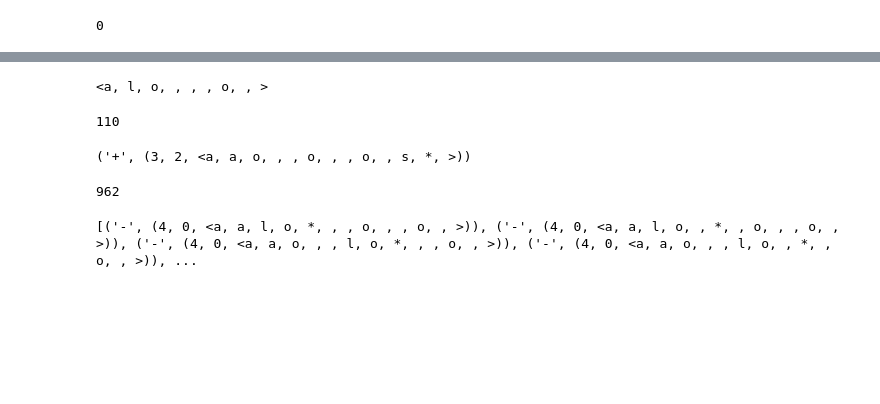
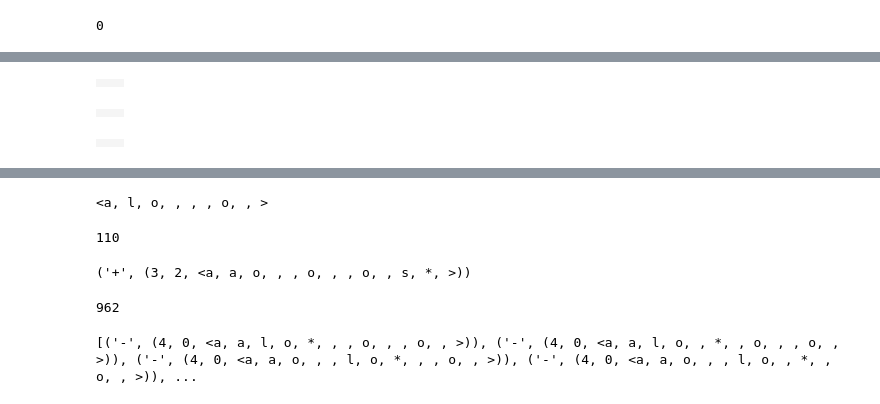
Before and after one commit to Larhard/transformator, a Jupyter notebook: transformator/main.ipynb, the cells around one changed output, grey strips where cells are left out. Saved outputs shown, nothing was run; the diff lists cells and outputs as text; code cells hidden in the pictures; blank space fills up the shorter version.

```diff
--- a/transformator/main.ipynb
+++ b/transformator/main.ipynb
@@ -474,3 +651,9 @@ for i in r_classes[3][3][1]:
+# %%
+display_diff_class(3, 5)
+# %% [output]
+|  |  |
+|  |  |
+|  |  |
 # %%
 for i in filter(lambda x: x[1][:2] == (3, 3), diff):
     display(i[1][2])
```
Also changed, not shown: parts of 18 cells of this notebook, 1 other file.
